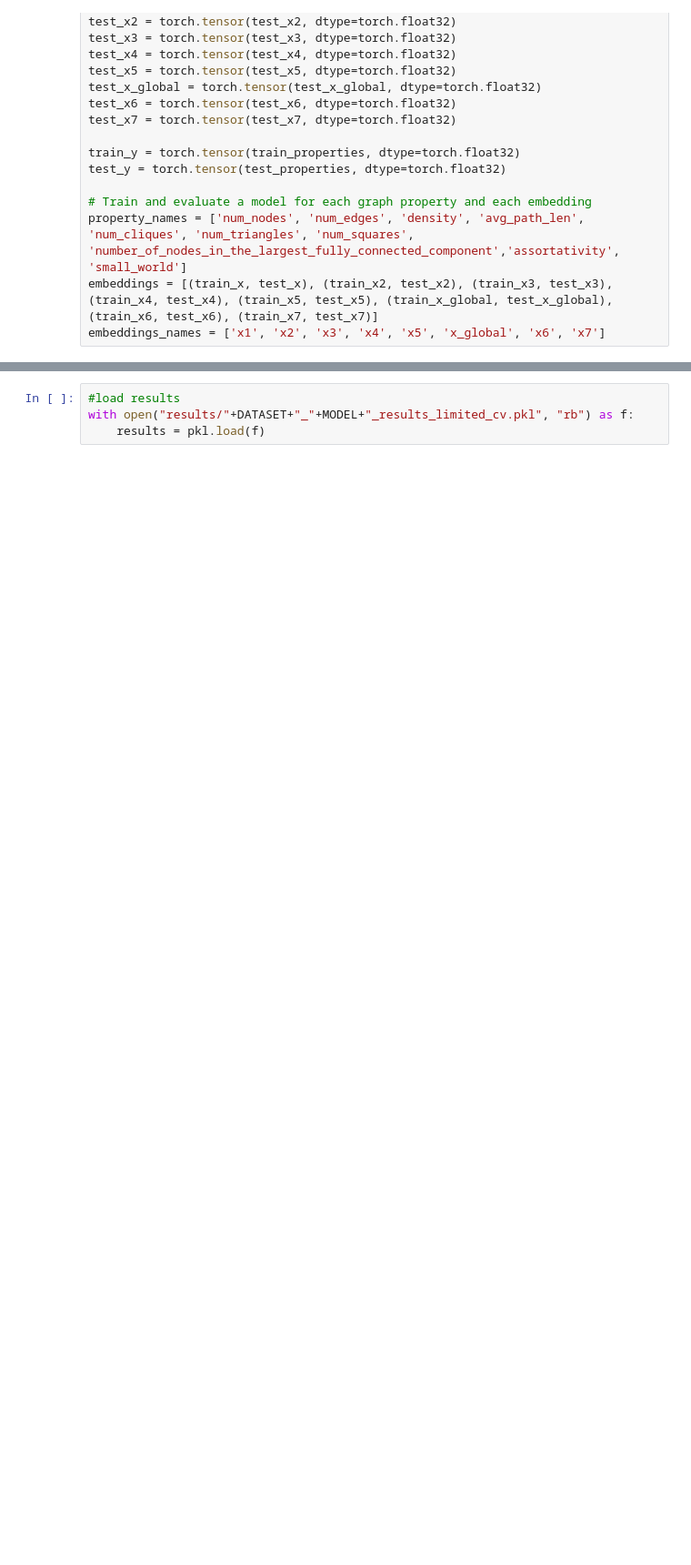
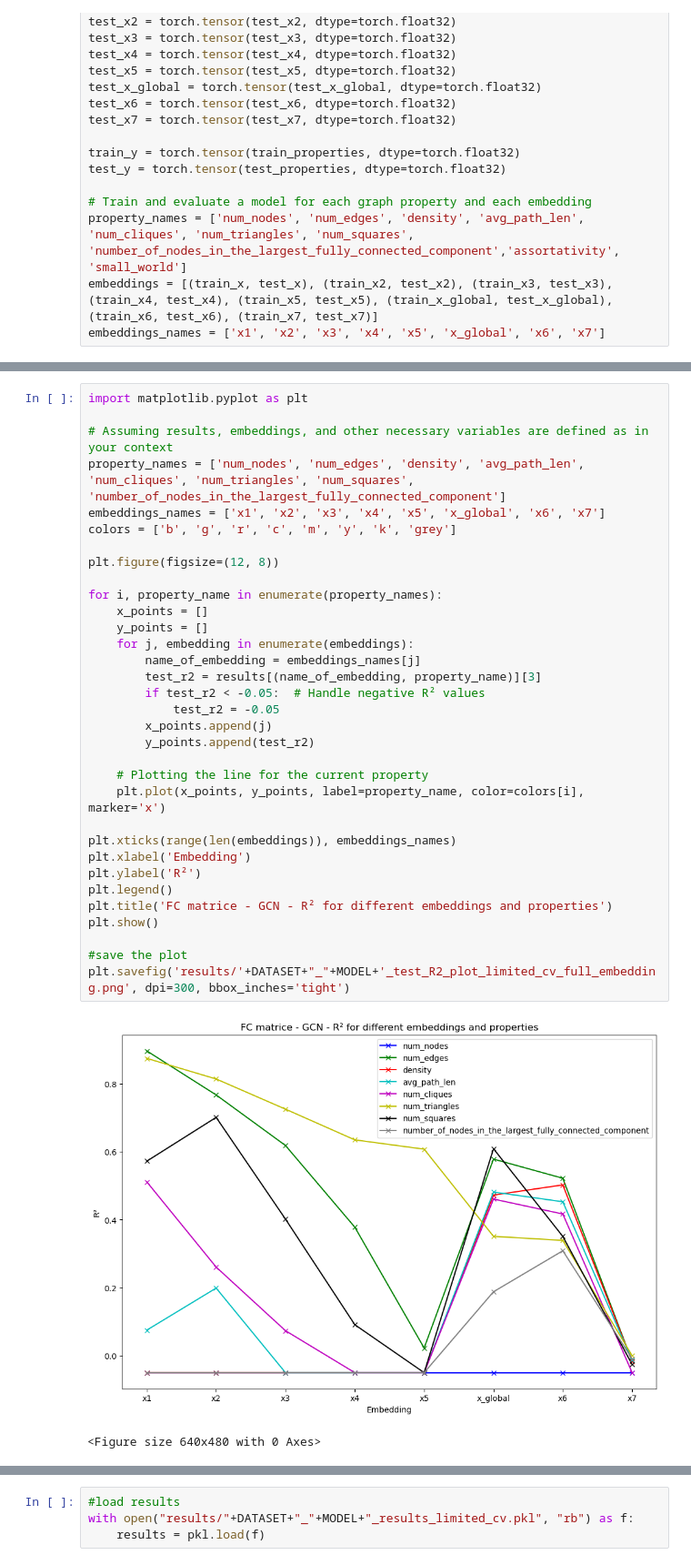
Before and after one commit to TomPelletreauDuris/Probing-GNN-representations, a Jupyter notebook: FC_probing_GCN.ipynb, the cells around one changed output, grey strips where cells are left out. Shown at 91% size. Drawn from its saved outputs; the diff is of its cells as text; blank space fills up the shorter version.

```diff
--- a/FC_probing_GCN.ipynb
+++ b/FC_probing_GCN.ipynb
@@ -293,0 +499,36 @@ embeddings_names = ['x1', 'x2', 'x3', 'x4', 'x5', 'x_global', 'x6', 'x7']
+# %%
+import matplotlib.pyplot as plt
+
+# Assuming results, embeddings, and other necessary variables are defined as in your context
+property_names = ['num_nodes', 'num_edges', 'density', 'avg_path_len', 'num_cliques', 'num_triangles', 'num_squares', 'number_of_nodes_in_the_largest_fully_connected_component']
+embeddings_names = ['x1', 'x2', 'x3', 'x4', 'x5', 'x_global', 'x6', 'x7']
+colors = ['b', 'g', 'r', 'c', 'm', 'y', 'k', 'grey']
+
+plt.figure(figsize=(12, 8))
+
+for i, property_name in enumerate(property_names):
+    x_points = []
+    y_points = []
+    for j, embedding in enumerate(embeddings):
+        name_of_embedding = embeddings_names[j]
+        test_r2 = results[(name_of_embedding, property_name)][3]
+        if test_r2 < -0.05:  # Handle negative R² values
+            test_r2 = -0.05
+        x_points.append(j)
+        y_points.append(test_r2)
+
+    # Plotting the line for the current property
+    plt.plot(x_points, y_points, label=property_name, color=colors[i], marker='x')
+
+plt.xticks(range(len(embeddings)), embeddings_names)
+plt.xlabel('Embedding')
+plt.ylabel('R²')
+plt.legend()
+plt.title('FC matrice - GCN - R² for different embeddings and properties')
+plt.show()
+
+#save the plot
+plt.savefig('results/'+DATASET+"_"+MODEL+'_test_R2_plot_limited_cv_full_embedding.png', dpi=300, bbox_inches='tight')
+# %% [output]
+[figure, added]
+<Figure size 640x480 with 0 Axes>
```
Also changed, not shown: parts of 53 cells of this notebook, 5 other files.
